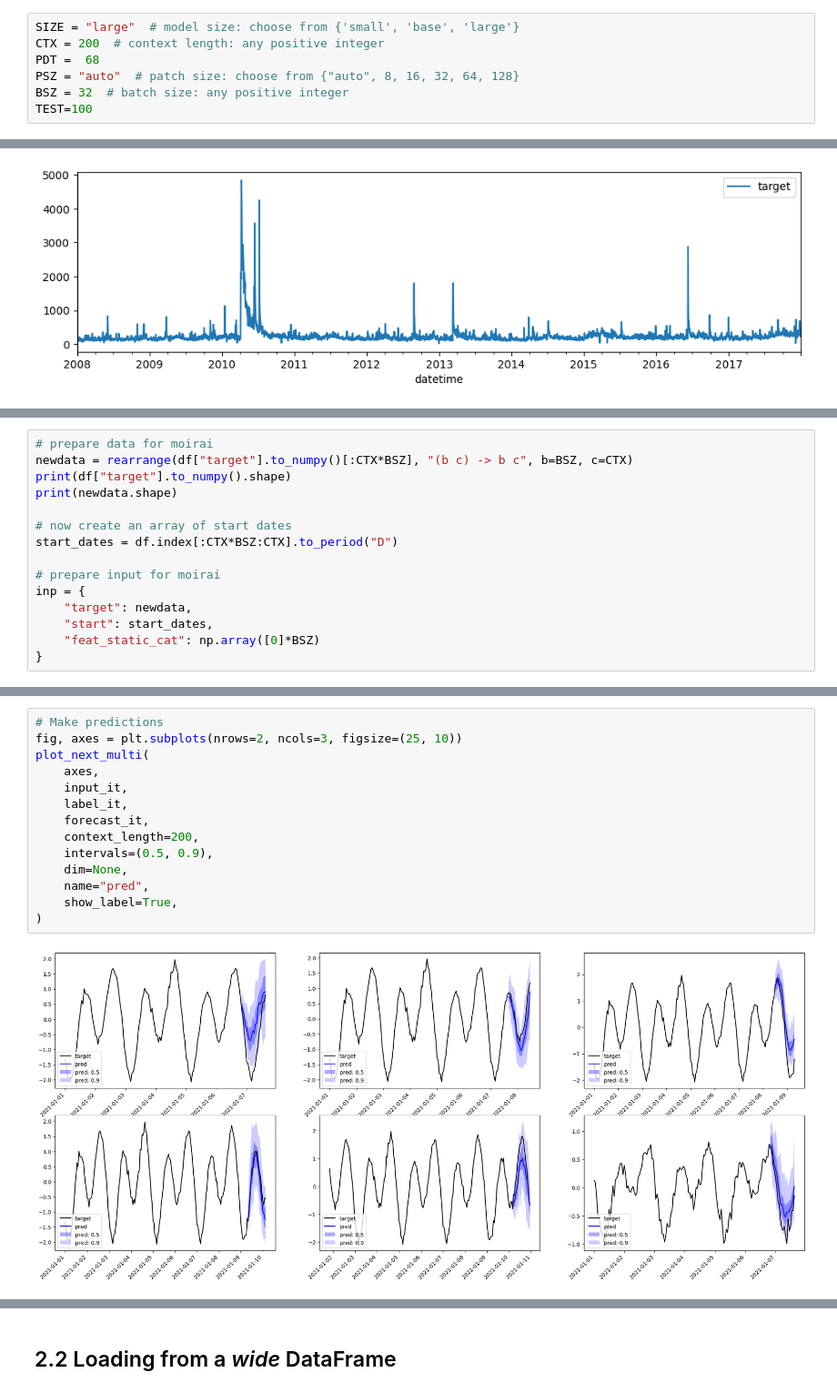
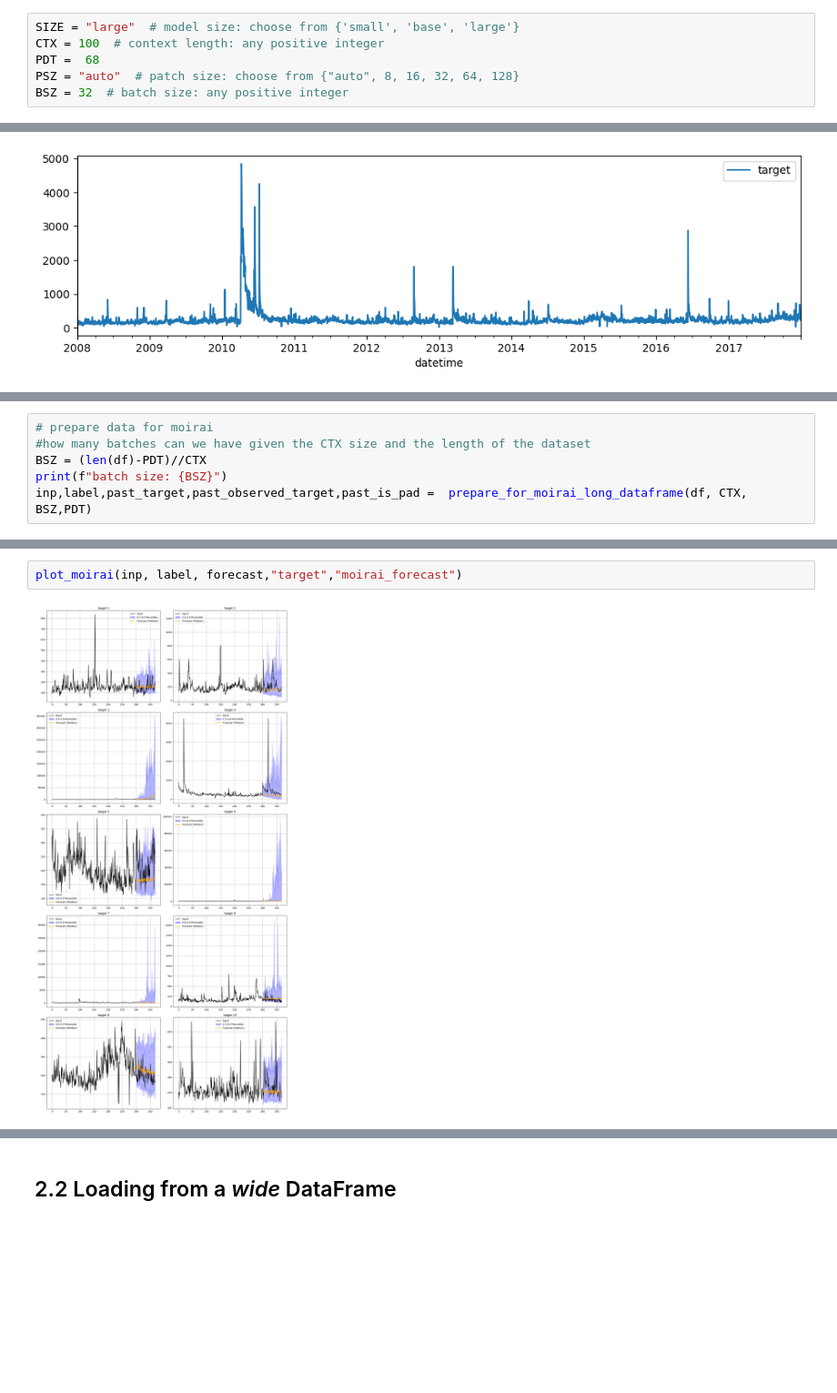
Before and after one commit to mdenolle/GeoCAST, a Jupyter notebook: test_zero-shot/moirai_forecast_pandas.ipynb, the cells around one changed output, grey strips where cells are left out. Shown at 91% size. Cells and saved outputs as stored; diff of their text form; blank space fills up the shorter version.

Commit message:
update moirai test

```diff
--- a/test_zero-shot/moirai_forecast_pandas.ipynb
+++ b/test_zero-shot/moirai_forecast_pandas.ipynb
@@ -12,10 +12,9 @@ from uni2ts.eval_util.plot import plot_single, plot_next_multi
 from uni2ts.model.moirai import MoiraiForecast, MoiraiModule
 # %%
 SIZE = "large"  # model size: choose from {'small', 'base', 'large'}
-CTX = 200  # context length: any positive integer
+CTX = 100  # context length: any positive integer
 PDT =  68
 PSZ = "auto"  # patch size: choose from {"auto", 8, 16, 32, 64, 128}
 BSZ = 32  # batch size: any positive integer
-TEST=100
 # %% [markdown]
 # 1. Forecasting with Moirai
@@ -61,15 +232,6 @@ batch size: 17
 # %%
 # prepare data for moirai
-newdata = rearrange(df["target"].to_numpy()[:CTX*BSZ], "(b c) -> b c", b=BSZ, c=CTX)
-print(df["target"].to_numpy().shape)
-print(newdata.shape)
-
-# now create an array of start dates
-start_dates = df.index[:CTX*BSZ:CTX].to_period("D")
-
-# prepare input for moirai
-inp = {
-    "target": newdata,
-    "start": start_dates,
-    "feat_static_cat": np.array([0]*BSZ)
-}
+#how many batches can we have given the CTX size and the length of the dataset
+BSZ = (len(df)-PDT)//CTX
+print(f"batch size: {BSZ}")
+inp,label,past_target,past_observed_target,past_is_pad =  prepare_for_moirai_long_dataframe(df, CTX, BSZ,PDT)
@@ -218,16 +279,4 @@ plt.show()
-# %%
-# Make predictions
-fig, axes = plt.subplots(nrows=2, ncols=3, figsize=(25, 10))
-plot_next_multi(
-    axes,
-    input_it,
-    label_it,
-    forecast_it,
-    context_length=200,
-    intervals=(0.5, 0.9),
-    dim=None,
-    name="pred",
-    show_label=True,
-)
-# %% [output]
-[figure, removed]
+# %%
+plot_moirai(inp, label, forecast,"target","moirai_forecast")
+# %% [output]
+[figure, added]
```
Also changed, not shown: parts of 44 cells of this notebook, 6 other files.
